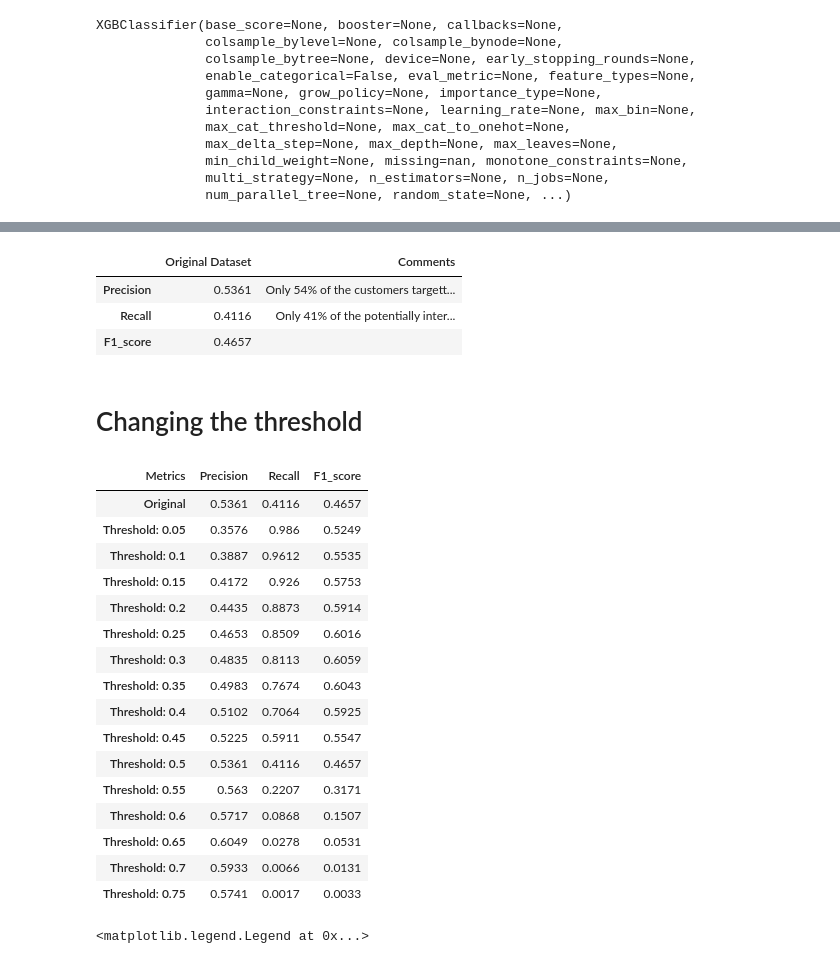
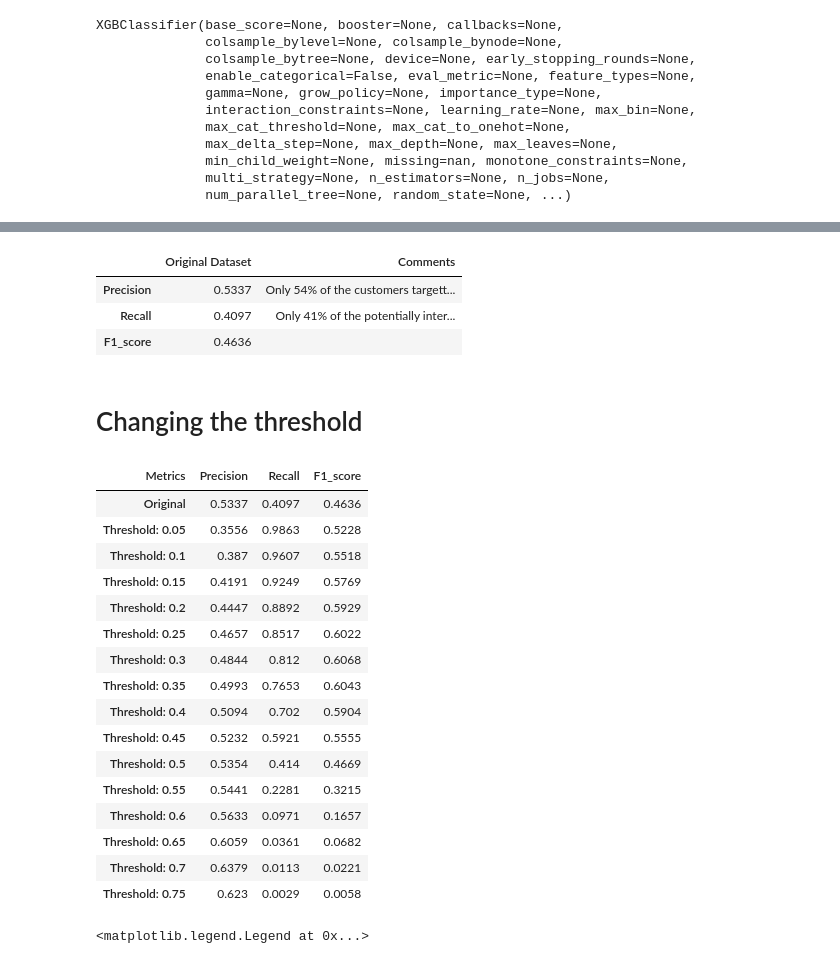
Before and after one commit to joaopmaia/gcc1734, a Jupyter notebook: notebook/data_imbalance.ipynb, the cells around one changed output, grey strips where cells are left out. Drawn from its saved outputs; the diff is of its cells as text; code cells hidden in the pictures.

```diff
--- a/notebook/data_imbalance.ipynb
+++ b/notebook/data_imbalance.ipynb
@@ -124,6 +124,7 @@ X.columns = ['Age', 'Driving_License', 'Region_Code', 'Previously_Insured',
        'Vehicle_Age_greaterthan_2_Years', 'Vehicle_Damage_No', 'Vehicle_Damage_Yes']
 
 X_train, X_test, y_train, y_test = train_test_split(X, y, test_size=0.3, random_state=42, stratify=y)
+X_train, X_val, y_train, y_val = train_test_split(X_train, y_train, test_size=0.3, random_state=42, stratify=y_train)
 
 # splitting the data into train and test. Note that here, we have used stratify = y, so that the class imbalances are properly
 # replicated in our train and test dataset. The data is split in a 70-30 ratio of train:test.
@@ -186,55 +187,55 @@ original['Comments'] = ['Only 54% of the customers targetted are actually intere
 original
 # %% [output]
 |  | Original Dataset | Comments |
-| Precision | 0.5361 | Only 54% of the customers targett... |
-| Recall | 0.4116 | Only 41% of the potentially inter... |
-| F1_score | 0.4657 |  |
+| Precision | 0.5337 | Only 54% of the customers targett... |
+| Recall | 0.4097 | Only 41% of the potentially inter... |
+| F1_score | 0.4636 |  |
 # %% [markdown]
 # Changing the threshold
 # %%
 cols = ['Metrics', 'Original']
 adj_threshold = pd.DataFrame()
 adj_threshold['Original'] = metrics_original
 thresholds = [ j/20 for j in range(1,16)]
 
 for i in thresholds:
-    y_pred_new_threshold = (xgb_classifier.predict_proba(X_test)[:,1]>=i).astype(int) #calculating the threshold with respect to class 1
+    y_pred_new_threshold = (xgb_classifier.predict_proba(X_val)[:,1]>=i).astype(int) #calculating the threshold with respect to class 1
 
-    precision_adj_threshold =  round(precision_score(y_test, y_pred_new_threshold, average='binary'), 4)
-    recall_adj_threshold = round(recall_score(y_test, y_pred_new_threshold, average='binary'), 4)
-    F1_score_adj_threshold =  round((f1_score(y_test, y_pred_new_threshold, average='binary')), 4)
+    precision_adj_threshold =  round(precision_score(y_val, y_pred_new_threshold, average='binary'), 4)
+    recall_adj_threshold = round(recall_score(y_val, y_pred_new_threshold, average='binary'), 4)
+    F1_score_adj_threshold =  round((f1_score(y_val, y_pred_new_threshold, average='binary')), 4)
     metrics_adj_threshold = [precision_adj_threshold, recall_adj_threshold, F1_score_adj_threshold]
     name = 'Threshold: ' + str(i)
     adj_threshold[name] = metrics_adj_threshold
     cols.append(name)
 
 
 adj_threshold.index = ['Precision', 'Recall', 'F1_score']
 adj_threshold = adj_threshold.reset_index()
 adj_threshold.columns = cols
 adj_threshold.transpose()
 
 adj_threshold1 = adj_threshold.transpose().iloc[1:, :]
 adj_threshold1.columns = adj_threshold.iloc[:,0]
 adj_threshold1
 # %% [output]
 | Metrics | Precision | Recall | F1_score |
-| Original | 0.5361 | 0.4116 | 0.4657 |
-| Threshold: 0.05 | 0.3576 | 0.986 | 0.5249 |
-| Threshold: 0.1 | 0.3887 | 0.9612 | 0.5535 |
-| Threshold: 0.15 | 0.4172 | 0.926 | 0.5753 |
-| Threshold: 0.2 | 0.4435 | 0.8873 | 0.5914 |
-| Threshold: 0.25 | 0.4653 | 0.8509 | 0.6016 |
-| Threshold: 0.3 | 0.4835 | 0.8113 | 0.6059 |
-| Threshold: 0.35 | 0.4983 | 0.7674 | 0.6043 |
-| Threshold: 0.4 | 0.5102 | 0.7064 | 0.5925 |
-| Threshold: 0.45 | 0.5225 | 0.5911 | 0.5547 |
-| Threshold: 0.5 | 0.5361 | 0.4116 | 0.4657 |
-| Threshold: 0.55 | 0.563 | 0.2207 | 0.3171 |
-| Threshold: 0.6 | 0.5717 | 0.0868 | 0.1507 |
-| Threshold: 0.65 | 0.6049 | 0.0278 | 0.0531 |
-| Threshold: 0.7 | 0.5933 | 0.0066 | 0.0131 |
-| Threshold: 0.75 | 0.5741 | 0.0017 | 0.0033 |
+| Original | 0.5337 | 0.4097 | 0.4636 |
+| Threshold: 0.05 | 0.3556 | 0.9863 | 0.5228 |
+| Threshold: 0.1 | 0.387 | 0.9607 | 0.5518 |
+| Threshold: 0.15 | 0.4191 | 0.9249 | 0.5769 |
+| Threshold: 0.2 | 0.4447 | 0.8892 | 0.5929 |
+| Threshold: 0.25 | 0.4657 | 0.8517 | 0.6022 |
+| Threshold: 0.3 | 0.4844 | 0.812 | 0.6068 |
+| Threshold: 0.35 | 0.4993 | 0.7653 | 0.6043 |
+| Threshold: 0.4 | 0.5094 | 0.702 | 0.5904 |
+| Threshold: 0.45 | 0.5232 | 0.5921 | 0.5555 |
+| Threshold: 0.5 | 0.5354 | 0.414 | 0.4669 |
+| Threshold: 0.55 | 0.5441 | 0.2281 | 0.3215 |
+| Threshold: 0.6 | 0.5633 | 0.0971 | 0.1657 |
+| Threshold: 0.65 | 0.6059 | 0.0361 | 0.0682 |
+| Threshold: 0.7 | 0.6379 | 0.0113 | 0.0221 |
+| Threshold: 0.75 | 0.623 | 0.0029 | 0.0058 |
 # %%
 adj_threshold.plot(x='Metrics',
         kind='bar',
```
Also changed, not shown: parts of 17 cells of this notebook.
